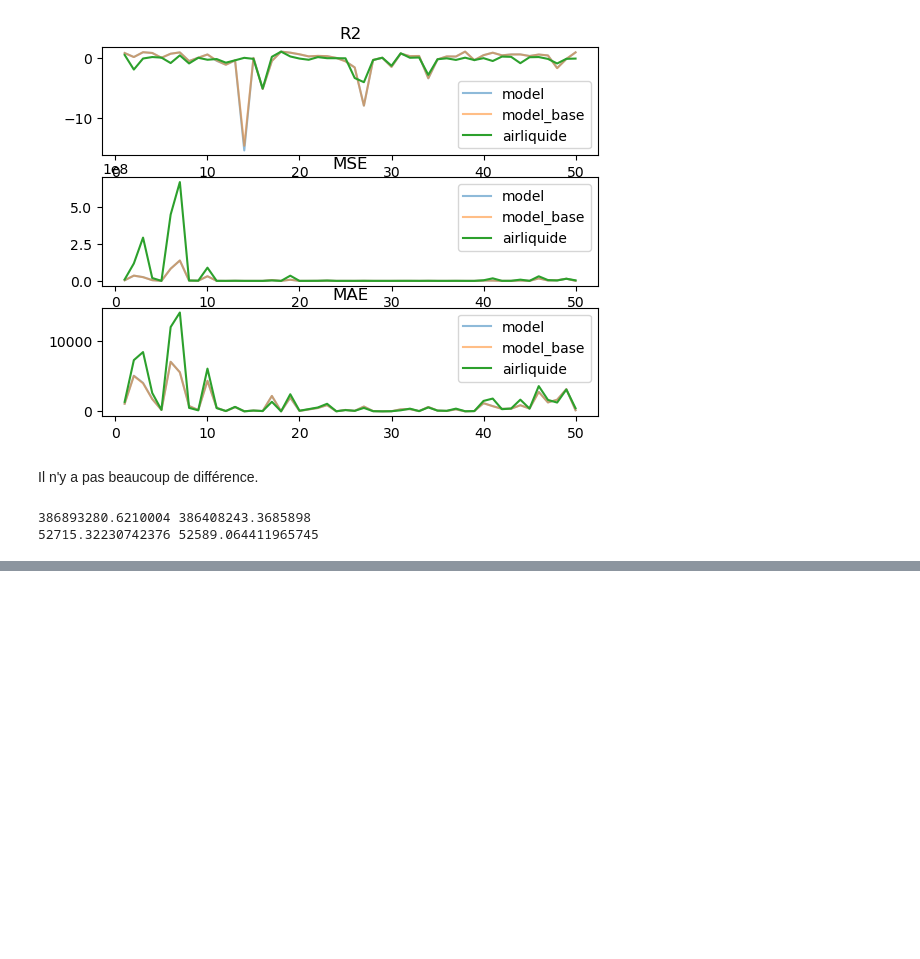
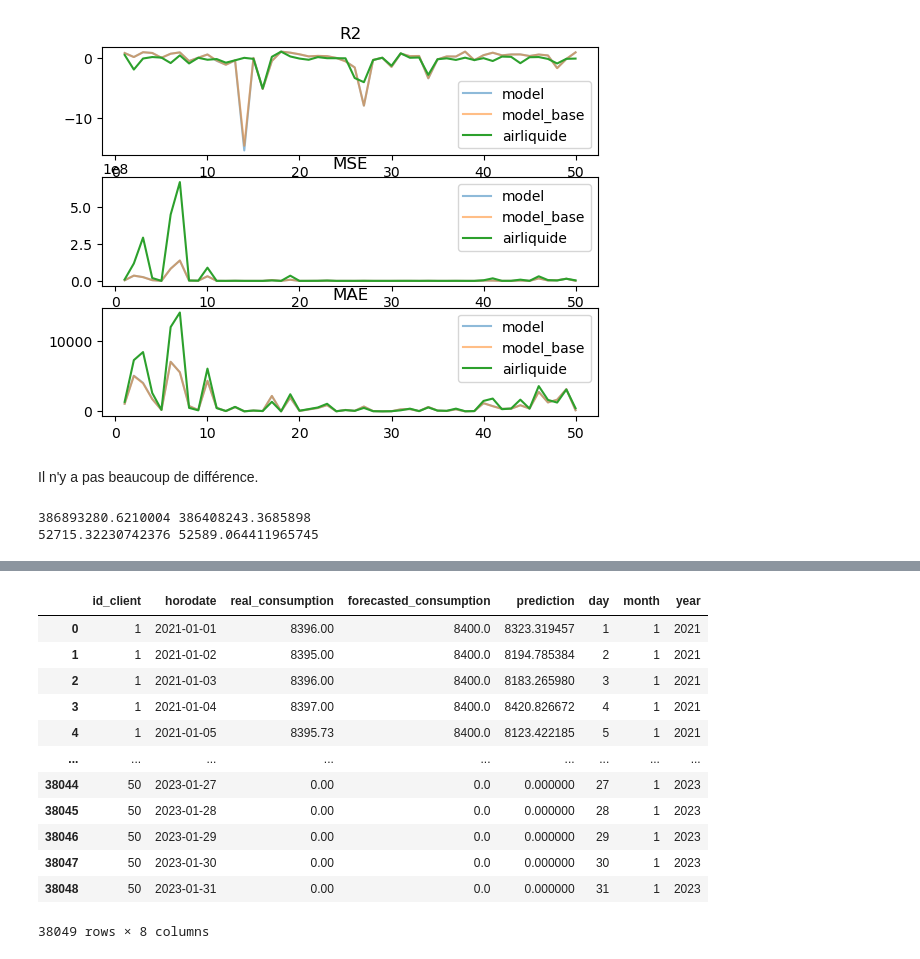
Before and after one commit to Damidoum/predictionClient, a Jupyter notebook: Notebooks/dates.ipynb, the cells around one changed output, grey strips where cells are left out. Drawn from its saved outputs; the diff is of its cells as text; code cells hidden in the pictures; blank space fills up the shorter version.

```diff
--- a/Notebooks/dates.ipynb
+++ b/Notebooks/dates.ipynb
@@ -165,0 +183,16 @@ for i in range(1,3):
+# %%
+data
+# %% [output]
+|  | id_client | horodate | real_consumption | forecasted_consumption | prediction | day | month | year |
+| 0 | 1 | 2021-01-01 | 8396.00 | 8400.0 | 8323.319457 | 1 | 1 | 2021 |
+| 1 | 1 | 2021-01-02 | 8395.00 | 8400.0 | 8194.785384 | 2 | 1 | 2021 |
+| 2 | 1 | 2021-01-03 | 8396.00 | 8400.0 | 8183.265980 | 3 | 1 | 2021 |
+| 3 | 1 | 2021-01-04 | 8397.00 | 8400.0 | 8420.826672 | 4 | 1 | 2021 |
+| 4 | 1 | 2021-01-05 | 8395.73 | 8400.0 | 8123.422185 | 5 | 1 | 2021 |
+| ... | ... | ... | ... | ... | ... | ... | ... | ... |
+| 38044 | 50 | 2023-01-27 | 0.00 | 0.0 | 0.000000 | 27 | 1 | 2023 |
+| 38045 | 50 | 2023-01-28 | 0.00 | 0.0 | 0.000000 | 28 | 1 | 2023 |
+| 38046 | 50 | 2023-01-29 | 0.00 | 0.0 | 0.000000 | 29 | 1 | 2023 |
+| 38047 | 50 | 2023-01-30 | 0.00 | 0.0 | 0.000000 | 30 | 1 | 2023 |
+| 38048 | 50 | 2023-01-31 | 0.00 | 0.0 | 0.000000 | 31 | 1 | 2023 |
+38049 rows × 8 columns
```
Also changed, not shown: parts of 1 cell of this notebook, 6 other files.
